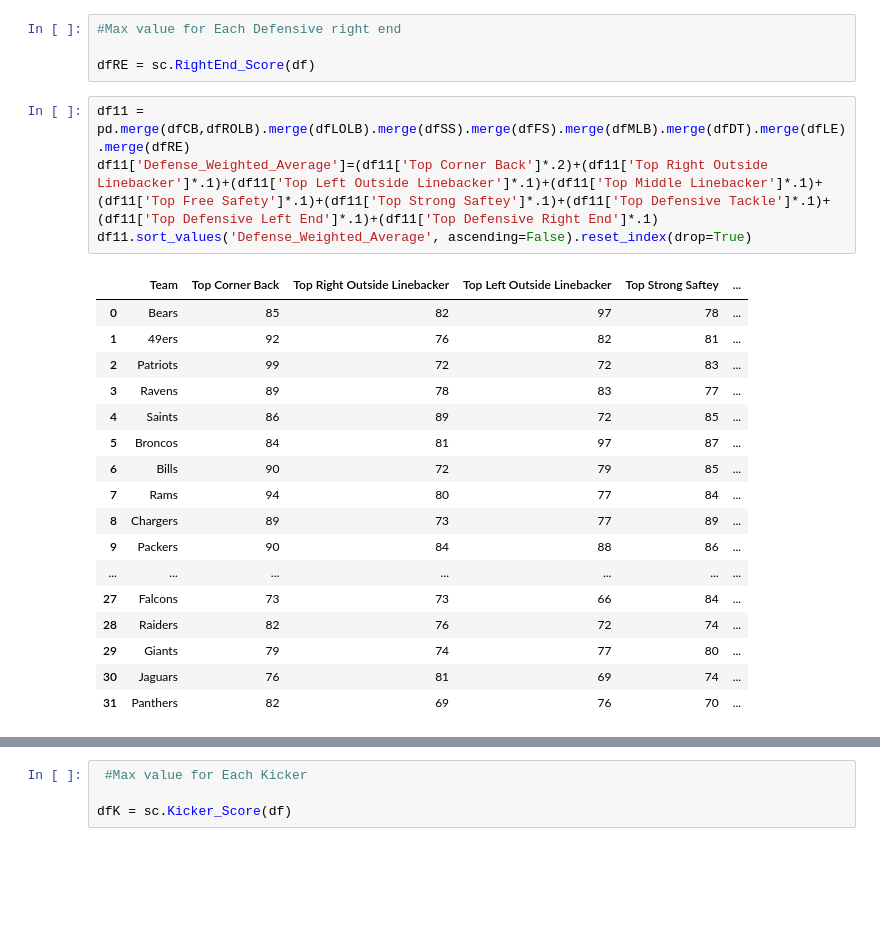
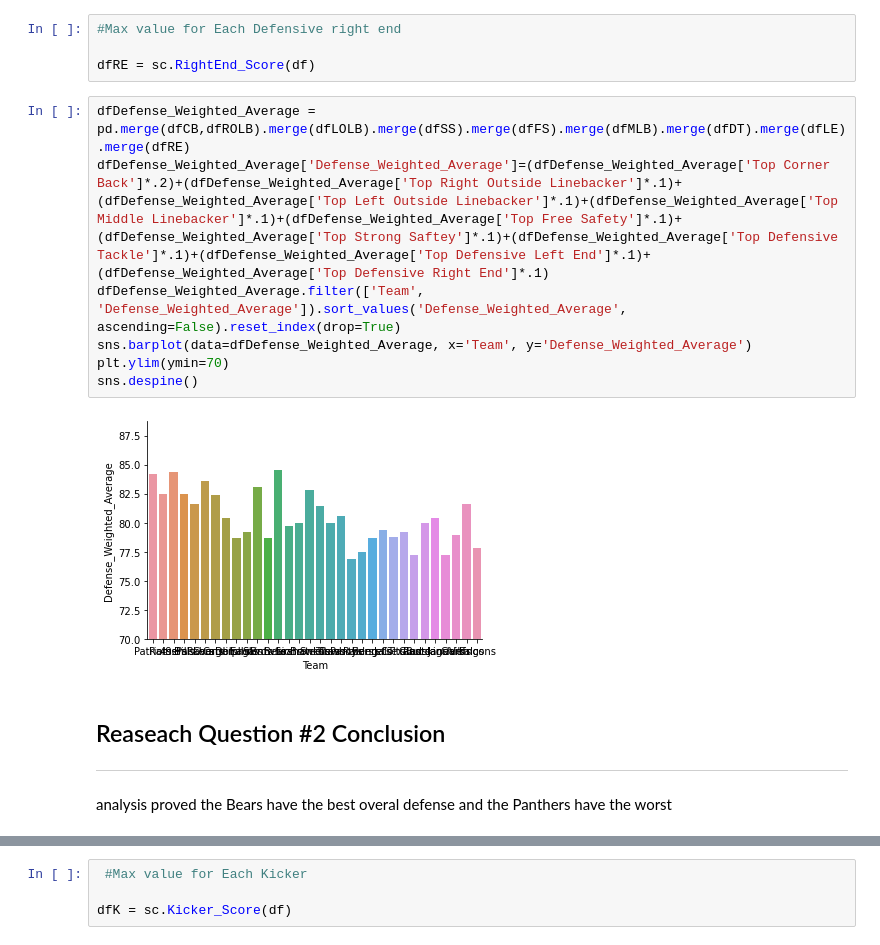
Before and after one commit to data301-2020-winter1/course-project-group_6019, a Jupyter notebook: analysis/jeranknorr/Milestone2.ipynb, the cells around one changed output, grey strips where cells are left out. Drawn from its saved outputs; the diff is of its cells as text; blank space fills up the shorter version.

```diff
--- a/analysis/jeranknorr/Milestone2.ipynb
+++ b/analysis/jeranknorr/Milestone2.ipynb
@@ -94,24 +91,15 @@ dfLE = sc.LeftEnd_Score(df)
 
 dfRE = sc.RightEnd_Score(df)
 # %%
-df11 = pd.merge(dfCB,dfROLB).merge(dfLOLB).merge(dfSS).merge(dfFS).merge(dfMLB).merge(dfDT).merge(dfLE).merge(dfRE)
-df11['Defense_Weighted_Average']=(df11['Top Corner Back']*.2)+(df11['Top Right Outside Linebacker']*.1)+(df11['Top Left Outside Linebacker']*.1)+(df11['Top Middle Linebacker']*.1)+(df11['Top Free Safety']*.1)+(df11['Top Strong Saftey']*.1)+(df11['Top Defensive Tackle']*.1)+(df11['Top Defensive Left End']*.1)+(df11['Top Defensive Right End']*.1)
-df11.sort_values('Defense_Weighted_Average', ascending=False).reset_index(drop=True)
+dfDefense_Weighted_Average = pd.merge(dfCB,dfROLB).merge(dfLOLB).merge(dfSS).merge(dfFS).merge(dfMLB).merge(dfDT).merge(dfLE).merge(dfRE)
+dfDefense_Weighted_Average['Defense_Weighted_Average']=(dfDefense_Weighted_Average['Top Corner Back']*.2)+(dfDefense_Weighted_Average['Top Right Outside Linebacker']*.1)+(dfDefense_Weighted_Average['Top Left Outside Linebacker']*.1)+(dfDefense_Weighted_Average['Top Middle Linebacker']*.1)+(dfDefense_Weighted_Average['Top Free Safety']*.1)+(dfDefense_Weighted_Average['Top Strong Saftey']*.1)+(dfDefense_Weighted_Average['Top Defensive Tackle']*.1)+(dfDefense_Weighted_Average['Top Defensive Left End']*.1)+(dfDefense_Weighted_Average['Top Defensive Right End']*.1)
+dfDefense_Weighted_Average.filter(['Team', 'Defense_Weighted_Average']).sort_values('Defense_Weighted_Average', ascending=False).reset_index(drop=True)
+sns.barplot(data=dfDefense_Weighted_Average, x='Team', y='Defense_Weighted_Average')
+plt.ylim(ymin=70)
+sns.despine()
 # %% [output]
-|  | Team | Top Corner Back | Top Right Outside Linebacker | Top Left Outside Linebacker | Top Strong Saftey | ... |
-| 0 | Bears | 85 | 82 | 97 | 78 | ... |
-| 1 | 49ers | 92 | 76 | 82 | 81 | ... |
-| 2 | Patriots | 99 | 72 | 72 | 83 | ... |
-| 3 | Ravens | 89 | 78 | 83 | 77 | ... |
-| 4 | Saints | 86 | 89 | 72 | 85 | ... |
-| 5 | Broncos | 84 | 81 | 97 | 87 | ... |
-| 6 | Bills | 90 | 72 | 79 | 85 | ... |
-| 7 | Rams | 94 | 80 | 77 | 84 | ... |
-| 8 | Chargers | 89 | 73 | 77 | 89 | ... |
-| 9 | Packers | 90 | 84 | 88 | 86 | ... |
-| ... | ... | ... | ... | ... | ... | ... |
-| 27 | Falcons | 73 | 73 | 66 | 84 | ... |
-| 28 | Raiders | 82 | 76 | 72 | 74 | ... |
-| 29 | Giants | 79 | 74 | 77 | 80 | ... |
-| 30 | Jaguars | 76 | 81 | 69 | 74 | ... |
-| 31 | Panthers | 82 | 69 | 76 | 70 | ... |
+[figure, added]
+# %% [markdown]
+## Reaseach Question #2 Conclusion ##
+---
+analysis proved the Bears have the best overal defense and the Panthers have the worst
```
Also changed, not shown: parts of 12 cells of this notebook, 5 other files.
